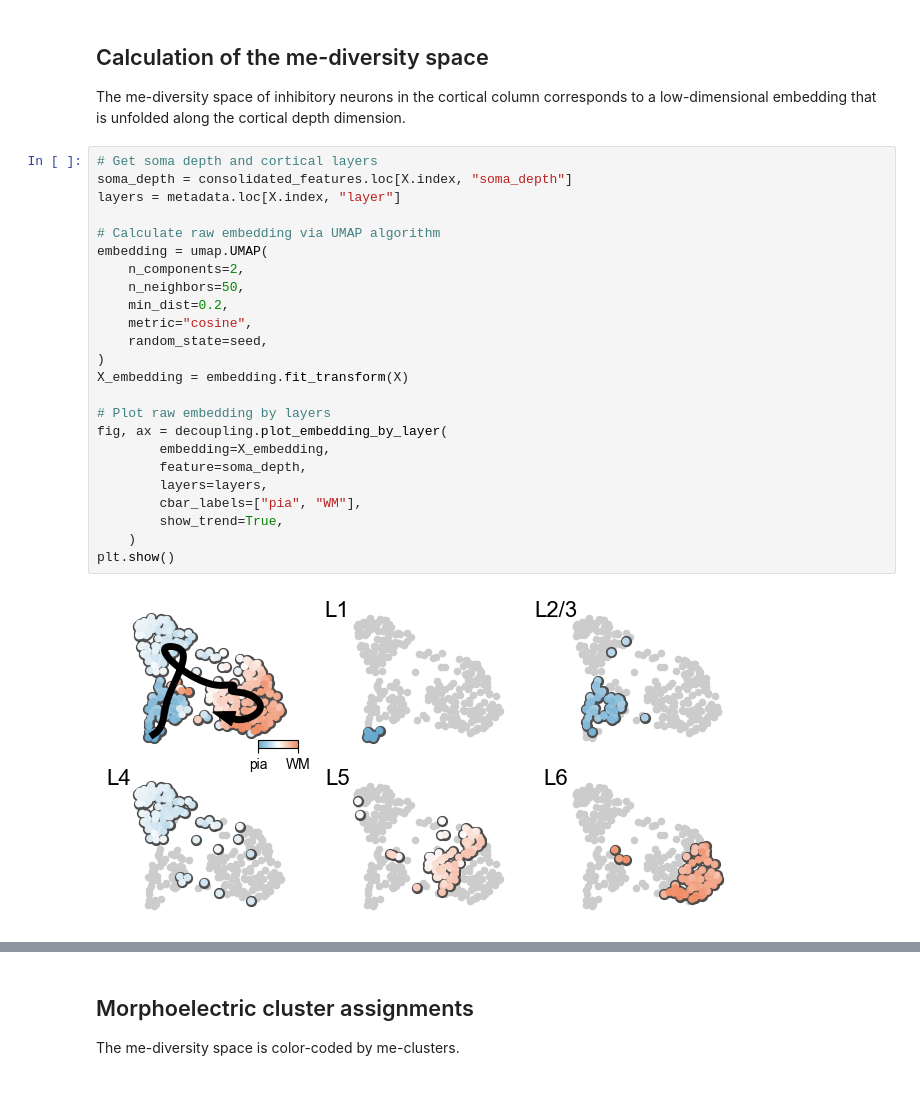
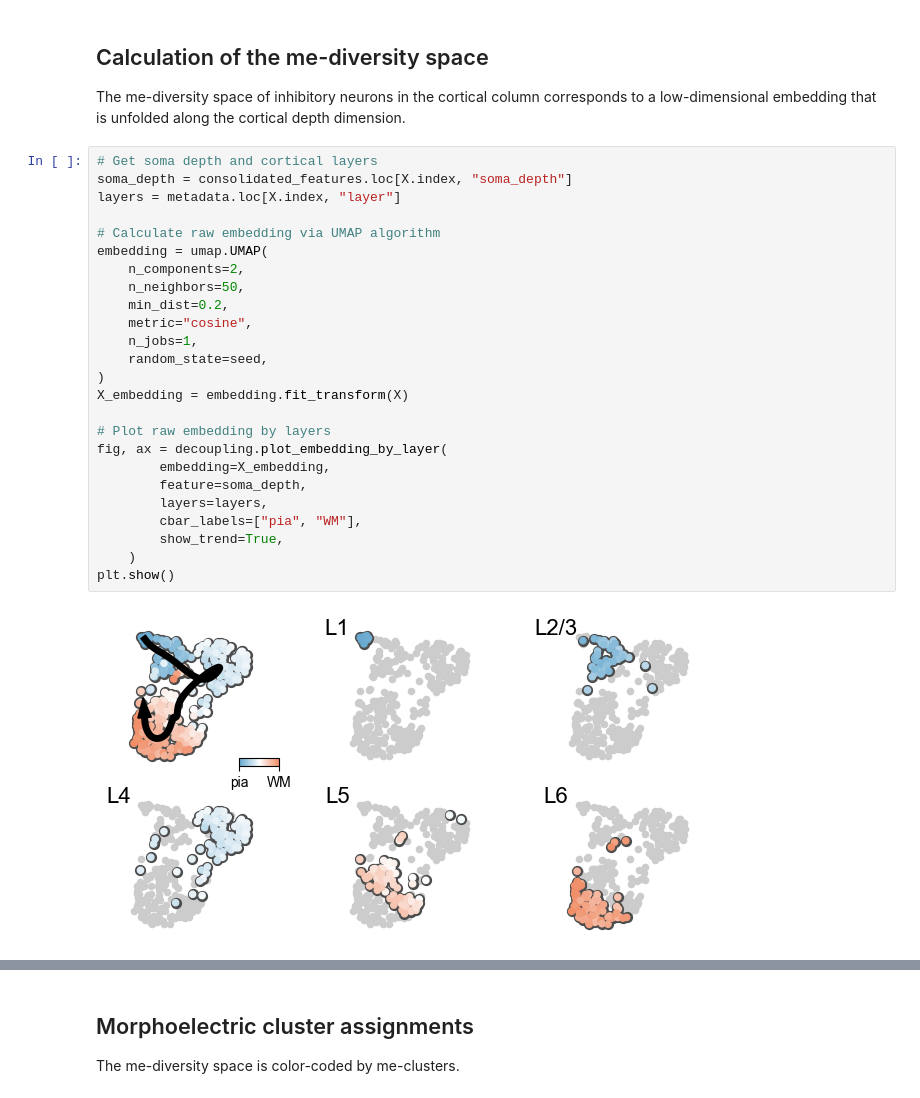
Before and after one commit to inhibicion/decoupling, a Jupyter notebook: notebooks/analysis2_depth-dependent_gradients.ipynb, the cells around one changed output, grey strips where cells are left out. Cells and saved outputs as stored; diff of their text form.

```diff
--- a/notebooks/analysis2_depth-dependent_gradients.ipynb
+++ b/notebooks/analysis2_depth-dependent_gradients.ipynb
@@ -70,29 +71,30 @@ The me-diversity space of inhibitory neurons in the cortical column corresponds
 # %%
 # Get soma depth and cortical layers
 soma_depth = consolidated_features.loc[X.index, "soma_depth"]
 layers = metadata.loc[X.index, "layer"]
 
 # Calculate raw embedding via UMAP algorithm
 embedding = umap.UMAP(
     n_components=2,
     n_neighbors=50,
     min_dist=0.2,
     metric="cosine",
+    n_jobs=1,
     random_state=seed,
 )
 X_embedding = embedding.fit_transform(X)
 
 # Plot raw embedding by layers
 fig, ax = decoupling.plot_embedding_by_layer(
         embedding=X_embedding,
         feature=soma_depth,
         layers=layers,
         cbar_labels=["pia", "WM"],
         show_trend=True,
     )
 plt.show()
 # %% [output]
-[figure, old version]
+[figure, new version]
 # %%
 # Calculate the me-diversity space by unfolding the raw embedding
 X_embedding = decoupling.create_embedding(
```
Also changed, not shown: parts of 9 cells of this notebook, 1 other file.
